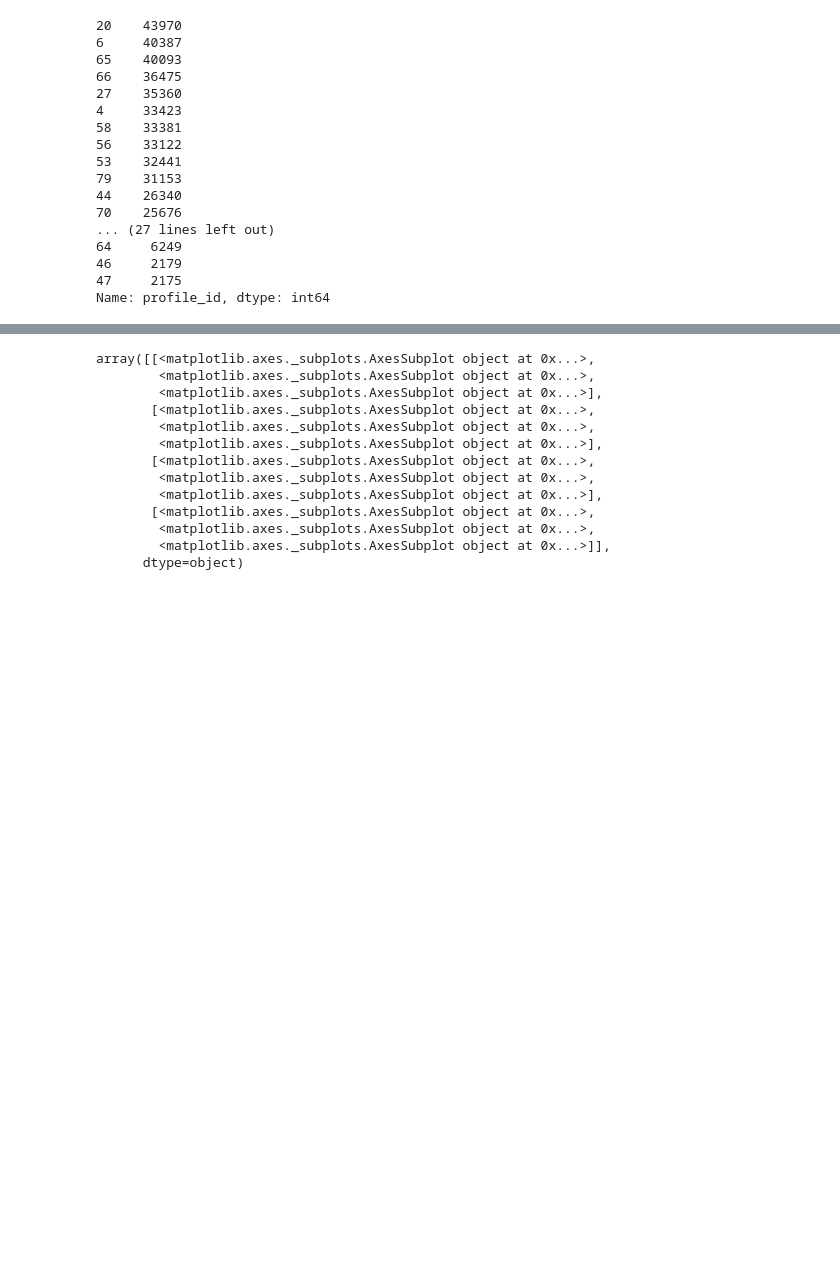
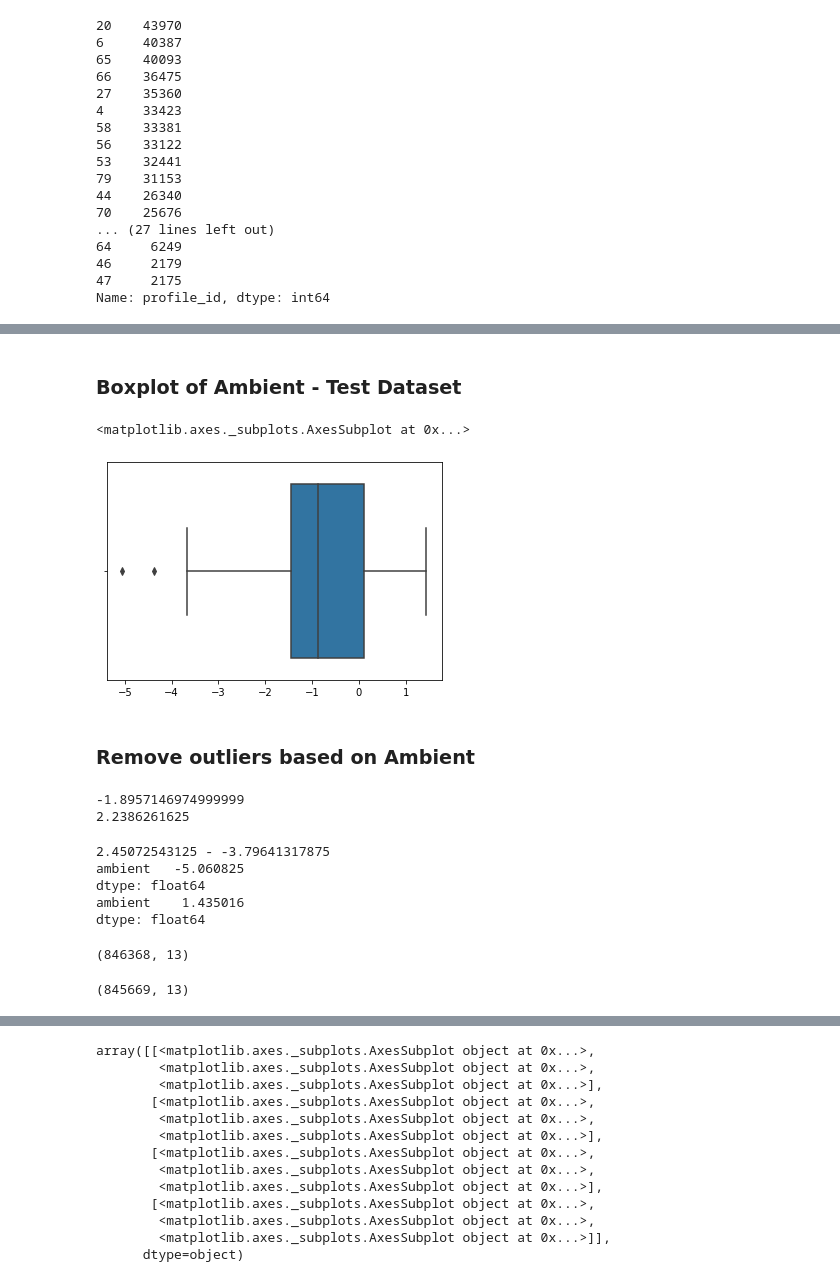
Before and after one commit to Sujeeth-Shetty/hackathon-projects, a Jupyter notebook: odsc-hackathon/ev-optimization.ipynb, the cells around one changed output, grey strips where cells are left out. Drawn from its saved outputs; the diff is of its cells as text; code cells hidden in the pictures; blank space fills up the shorter version.

```diff
--- a/odsc-hackathon/ev-optimization.ipynb
+++ b/odsc-hackathon/ev-optimization.ipynb
@@ -79,0 +138,51 @@ Name: profile_id, dtype: int64
+# %% [markdown]
+### Boxplot of Ambient - Test Dataset
+# %%
+sns.boxplot(test_df[['ambient']])
+# %% [output]
+<matplotlib.axes._subplots.AxesSubplot at 0x...>
+[figure, added]
+# %% [markdown]
+### Remove outliers based on Ambient
+# %%
+Q1 = np.percentile(train_df[['ambient']], 25, interpolation = 'midpoint')
+Q3 = np.percentile(train_df[['ambient']], 75, interpolation = 'midpoint')
+IQR = Q3 - Q1
+max= Q3+ (1.5* IQR)
+min = Q1-(1.5* IQR)
+print(min)
+print(max)
+# %% [output]
+-1.8957146974999999
+2.2386261625
+# %%
+Q1 = np.percentile(test_df[['ambient']], 25, interpolation = 'midpoint')
+Q3 = np.percentile(test_df[['ambient']], 75, interpolation = 'midpoint')
+IQR = Q3 - Q1
+max = Q3+ (1.5* IQR)
+min = Q1-(1.5* IQR)
+u_limit= Q3+ (1.5* IQR)
+l_limit= test_df[['ambient']].min()
+print(max,"-",min)
+print(test_df[['ambient']].min())
+print(test_df[['ambient']].max())
+# %% [output]
+2.45072543125 - -3.79641317875
+ambient   -5.060825
+dtype: float64
+ambient    1.435016
+dtype: float64
+# %%
+#check shape before filter
+train_df.shape
+# %% [output]
+(846368, 13)
+# %%
+cond1 = train_df['ambient'] <=u_limit
+cond2 = train_df['ambient'] >=l_limit.at['ambient']
+allcond= cond1 & cond2
+train_df=train_df[allcond]
+#shape after filter
+train_df.shape
+# %% [output]
+(845669, 13)
```
Also changed, not shown: parts of 32 cells of this notebook.
